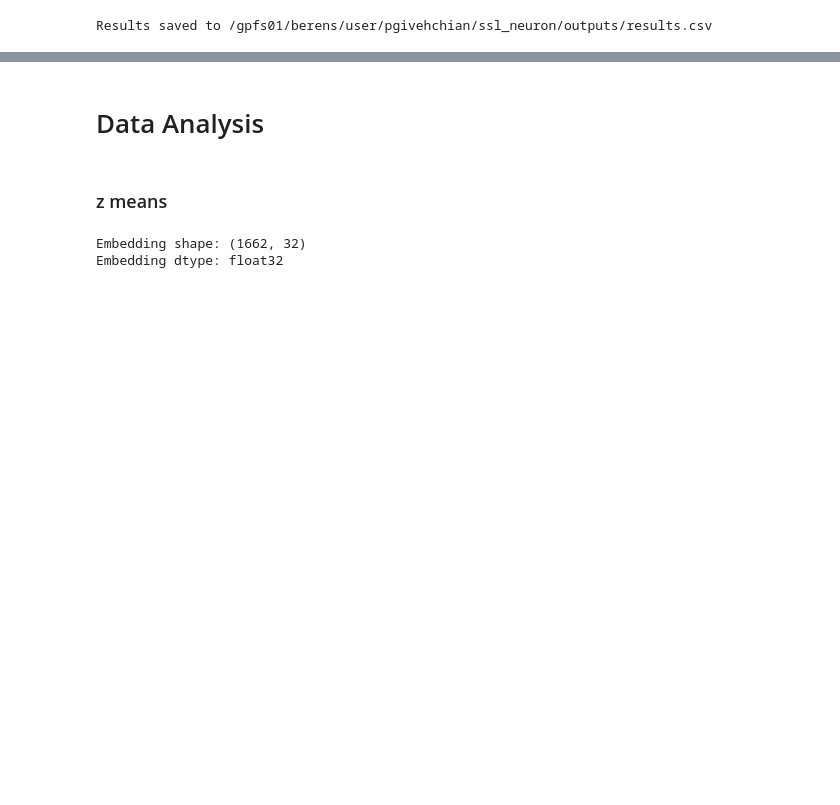
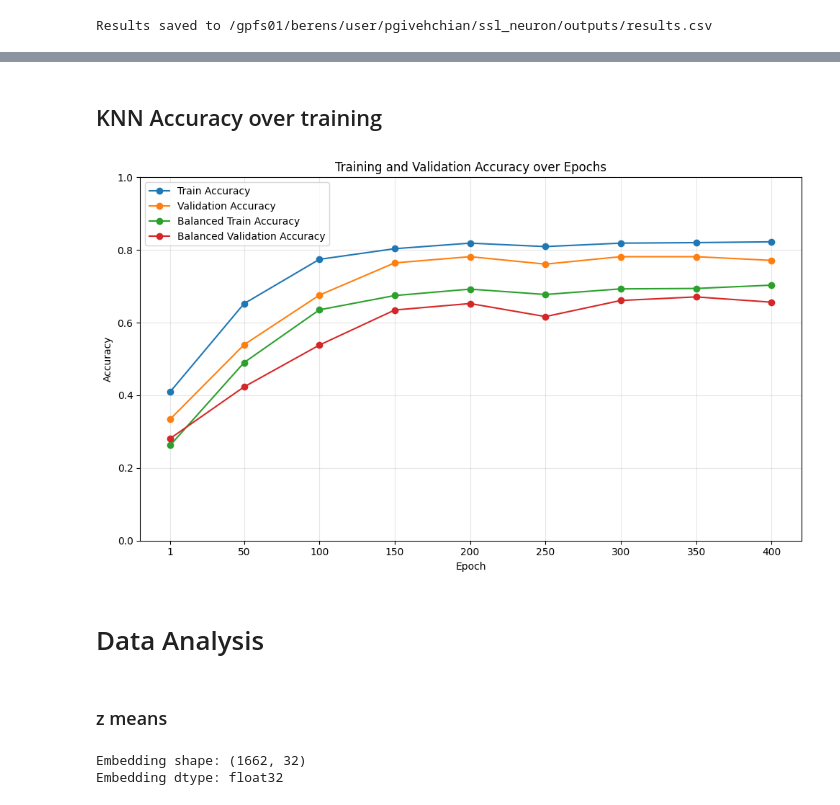
Before and after one commit to pegah81/ssl_neuron, a Jupyter notebook: ssl_neuron/demos/model_inference.ipynb, the cells around one changed output, grey strips where cells are left out. Drawn from its saved outputs; the diff is of its cells as text; code cells hidden in the pictures; blank space fills up the shorter version.

```diff
--- a/ssl_neuron/demos/model_inference.ipynb
+++ b/ssl_neuron/demos/model_inference.ipynb
@@ -381,3 +483,36 @@ Results saved to /gpfs01/berens/user/pgivehchian/ssl_neuron/outputs/results.csv
+# %% [markdown]
+## KNN Accuracy over training
+# %%
+acc_dir = Path("..") / Path(config['trainer']['acc_dir']) / f"{TRIAL}.csv"
+
+accuracies = pd.read_csv(acc_dir)
+# %%
+plt.figure(figsize=(10, 6))
+
+plt.plot(accuracies["epoch"], accuracies["train_acc"],
+         marker="o", label="Train Accuracy")
+
+plt.plot(accuracies["epoch"], accuracies["val_acc"],
+         marker="o", label="Validation Accuracy")
+
+plt.plot(accuracies["epoch"], accuracies["balanced_train_acc"],
+         marker="o", label="Balanced Train Accuracy")
+
+plt.plot(accuracies["epoch"], accuracies["balanced_val_acc"],
+         marker="o", label="Balanced Validation Accuracy")
+
+plt.xlabel("Epoch")
+plt.ylabel("Accuracy")
+plt.title("Training and Validation Accuracy over Epochs")
+
+plt.xticks(accuracies["epoch"])
+plt.ylim(0, 1)
+plt.grid(alpha=0.3)
+plt.legend()
+plt.tight_layout()
+plt.show()
+# %% [output]
+[figure, added]
 # %% [markdown]
 # Data Analysis
 # %% [markdown]
```
Also changed, not shown: parts of 15 cells of this notebook, 7 other files.
